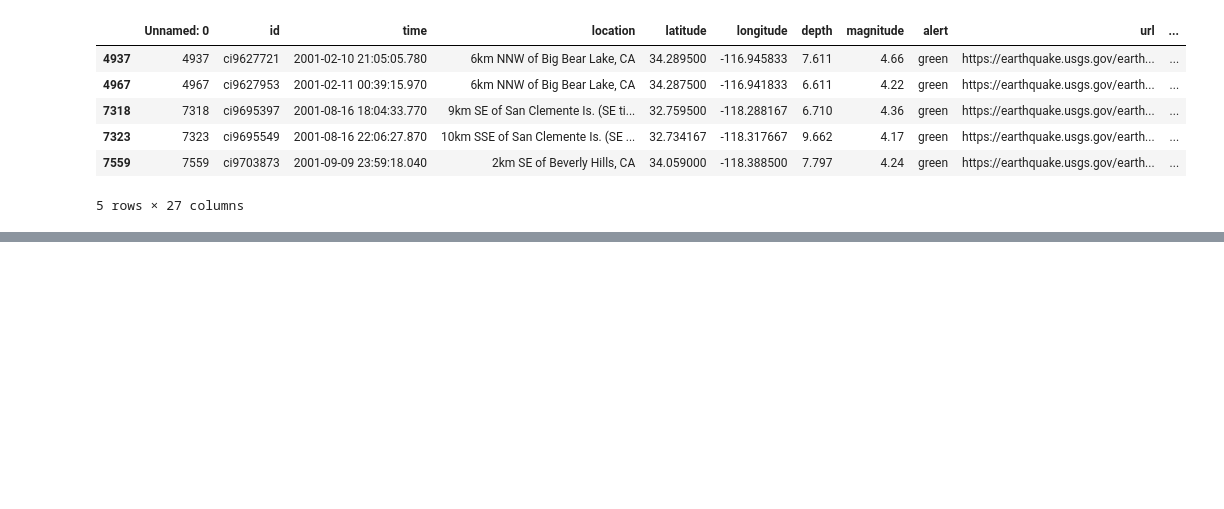
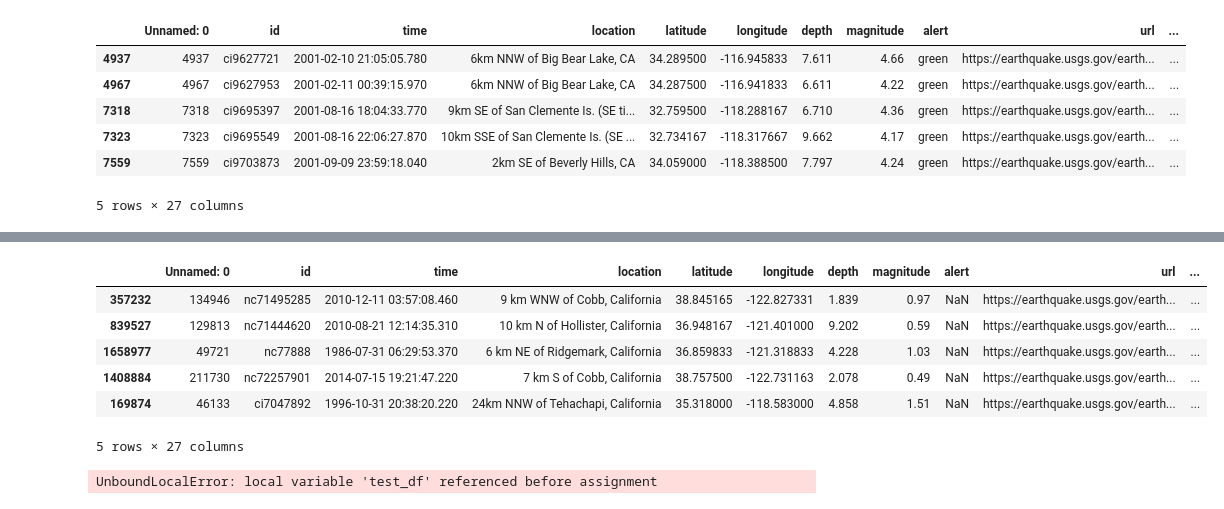
Before and after one commit to justinm329/Earthquake_Analysis, a Jupyter notebook: Untitled.ipynb, the cells around one changed output, grey strips where cells are left out. Saved outputs shown, nothing was run; the diff lists cells and outputs as text; code cells hidden in the pictures; blank space fills up the shorter version.

```diff
--- a/Untitled.ipynb
+++ b/Untitled.ipynb
@@ -196,0 +192,10 @@ Name: count, dtype: int64
+# %%
+combined_subset_2.tail()
+# %% [output]
+|  | Unnamed: 0 | id | time | location | latitude | longitude | depth | magnitude | alert | url | ... |
+| 357232 | 134946 | nc71495285 | 2010-12-11 03:57:08.460 | 9 km WNW of Cobb, California | 38.845165 | -122.827331 | 1.839 | 0.97 | NaN | https://earthquake.usgs.gov/earth... | ... |
+| 839527 | 129813 | nc71444620 | 2010-08-21 12:14:35.310 | 10 km N of Hollister, California | 36.948167 | -121.401000 | 9.202 | 0.59 | NaN | https://earthquake.usgs.gov/earth... | ... |
+| 1658977 | 49721 | nc77888 | 1986-07-31 06:29:53.370 | 6 km NE of Ridgemark, California | 36.859833 | -121.318833 | 4.228 | 1.03 | NaN | https://earthquake.usgs.gov/earth... | ... |
+| 1408884 | 211730 | nc72257901 | 2014-07-15 19:21:47.220 | 7 km S of Cobb, California | 38.757500 | -122.731163 | 2.078 | 0.49 | NaN | https://earthquake.usgs.gov/earth... | ... |
+| 169874 | 46133 | ci7047892 | 1996-10-31 20:38:20.220 | 24km NNW of Tehachapi, California | 35.318000 | -118.583000 | 4.858 | 1.51 | NaN | https://earthquake.usgs.gov/earth... | ... |
+5 rows × 27 columns
@@ -196,0 +214,4 @@ Name: count, dtype: int64
+# %%
+drop_dups()
+# %% [output]
+UnboundLocalError: local variable 'test_df' referenced before assignment
```
Also changed, not shown: parts of 7 cells of this notebook.
